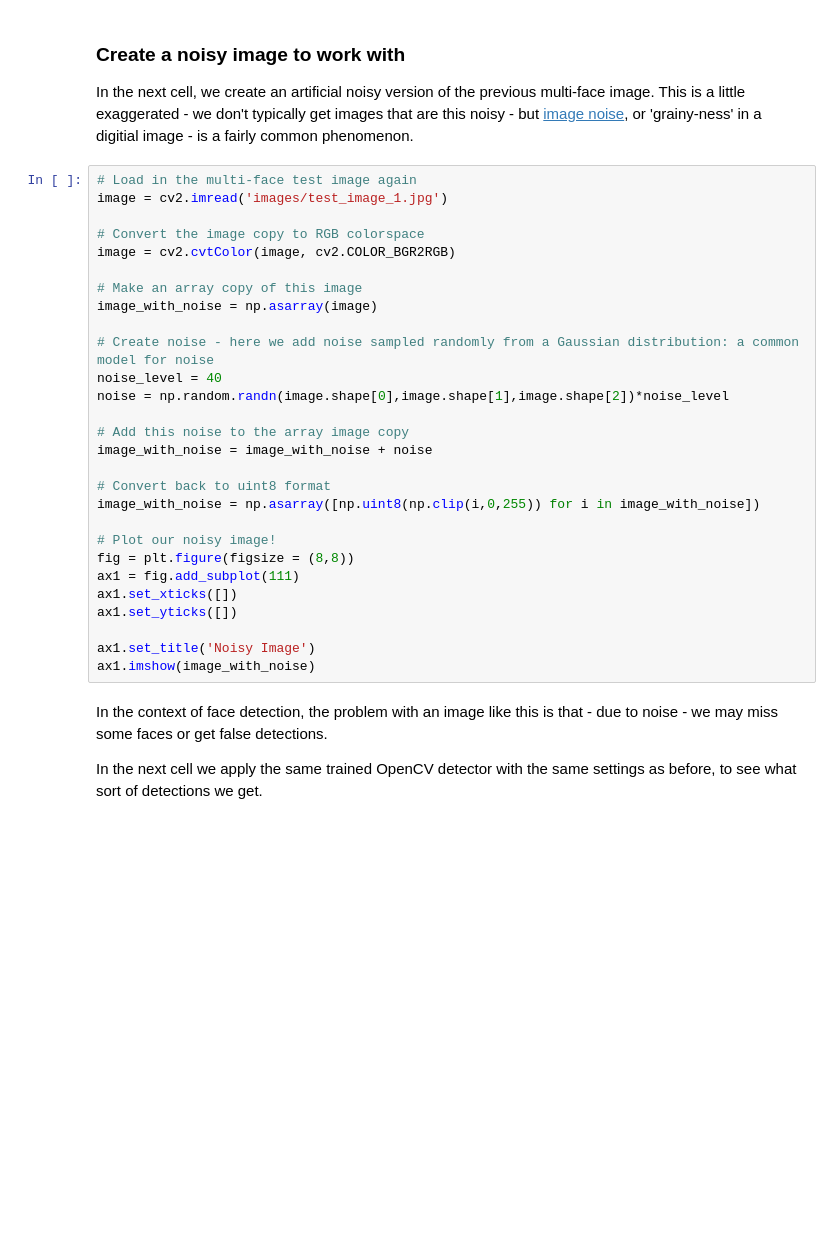
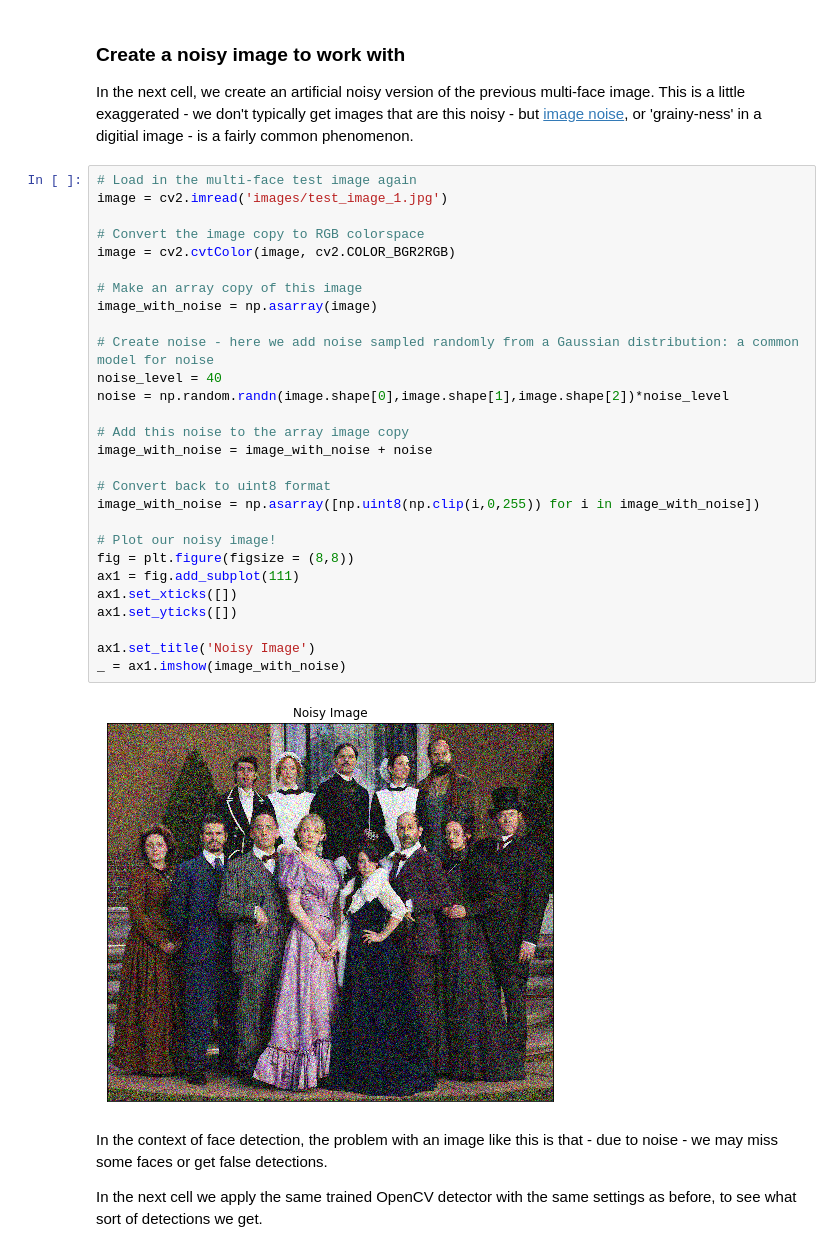
Before and after one commit to pdagger/Udacity-AI, a Jupyter notebook: CV_project.ipynb, the cells around one changed output. Saved outputs shown, nothing was run; the diff lists cells and outputs as text; blank space fills up the shorter version.

Commit message:
feat: Added face detection for a noisy image
A test noisy image was created. Code was added
to clean the noisy image and detect all the faces
on it.

```diff
--- a/CV_project.ipynb
+++ b/CV_project.ipynb
@@ -367,31 +362,33 @@ In the next cell, we create an artificial noisy version of the previous multi-fa
 # %%
 # Load in the multi-face test image again
 image = cv2.imread('images/test_image_1.jpg')
 
 # Convert the image copy to RGB colorspace
 image = cv2.cvtColor(image, cv2.COLOR_BGR2RGB)
 
 # Make an array copy of this image
 image_with_noise = np.asarray(image)
 
 # Create noise - here we add noise sampled randomly from a Gaussian distribution: a common model for noise
 noise_level = 40
 noise = np.random.randn(image.shape[0],image.shape[1],image.shape[2])*noise_level
 
 # Add this noise to the array image copy
 image_with_noise = image_with_noise + noise
 
 # Convert back to uint8 format
 image_with_noise = np.asarray([np.uint8(np.clip(i,0,255)) for i in image_with_noise])
 
 # Plot our noisy image!
 fig = plt.figure(figsize = (8,8))
 ax1 = fig.add_subplot(111)
 ax1.set_xticks([])
 ax1.set_yticks([])
 
 ax1.set_title('Noisy Image')
-ax1.imshow(image_with_noise)
+_ = ax1.imshow(image_with_noise)
+# %% [output]
+[figure, added]
 # %% [markdown]
 In the context of face detection, the problem with an image like this is that  - due to noise - we may miss some faces or get false detections.
 
```
Also changed, not shown: parts of 11 cells of this notebook.
